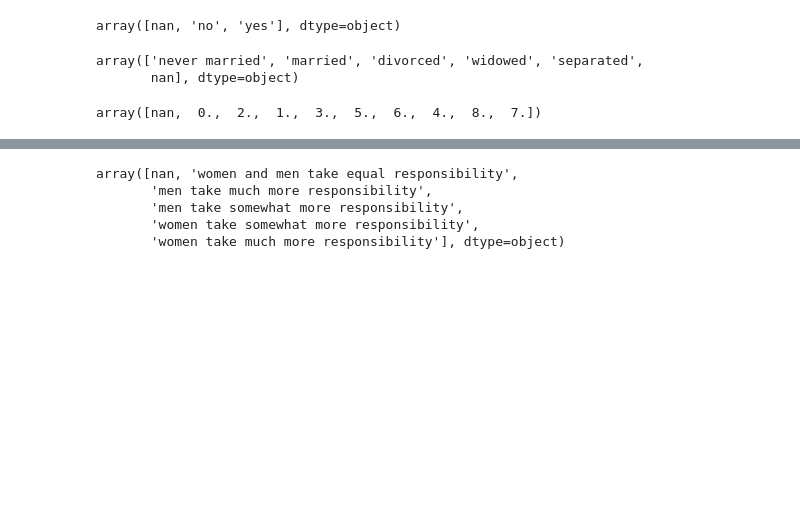
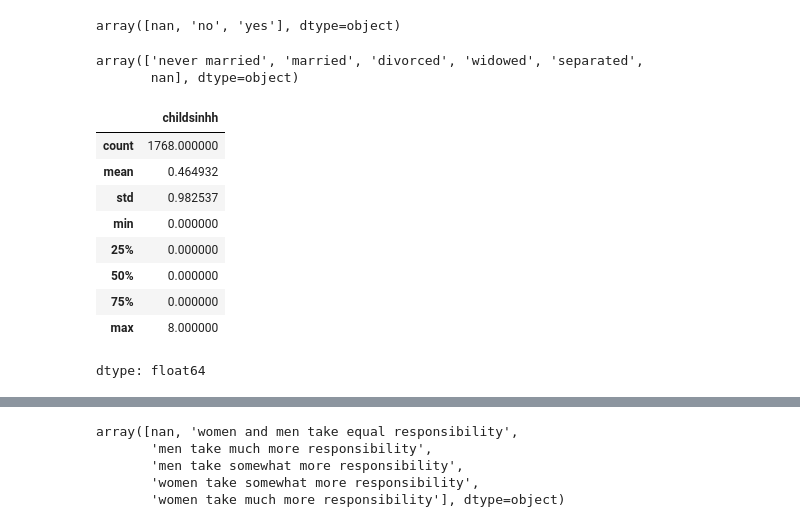
Before and after one commit to fwx5ax/Final-Project-DS3001, a Jupyter notebook: Project.ipynb, the cells around one changed output, grey strips where cells are left out. Cells and saved outputs as stored; diff of their text form; code cells hidden in the pictures; blank space fills up the shorter version.

```diff
--- a/Project.ipynb
+++ b/Project.ipynb
@@ -76,8 +76,17 @@ gss['marital'].unique()
 array(['never married', 'married', 'divorced', 'widowed', 'separated',
        nan], dtype=object)
 # %%
-gss['childsinhh'].unique()
+gss['childsinhh'].describe()
 # number of children in the household
 # %% [output]
+|  | childsinhh |
+| count | 1768.000000 |
+| mean | 0.464932 |
+| std | 0.982537 |
+| min | 0.000000 |
+| 25% | 0.000000 |
+| 50% | 0.000000 |
+| 75% | 0.000000 |
+| max | 8.000000 |
-array([nan,  0.,  2.,  1.,  3.,  5.,  6.,  4.,  8.,  7.])
+dtype: float64
 # %%
```
Also changed, not shown: parts of 6 cells of this notebook.
